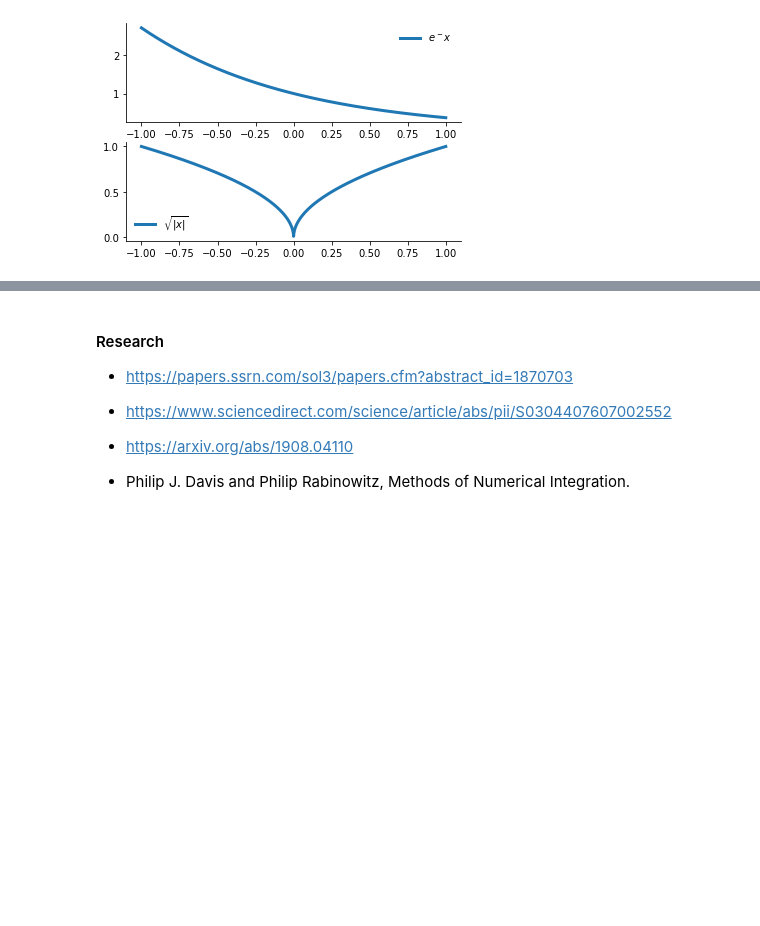
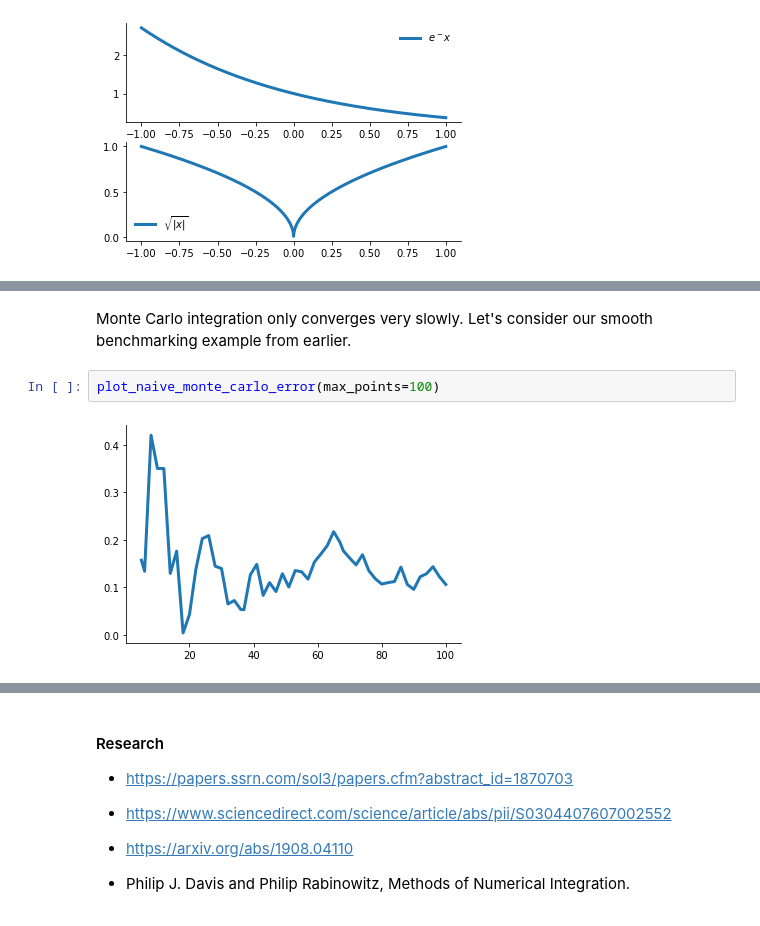
Before and after one commit to OpenSourceEconomics/ose-course-scientific-computing, a Jupyter notebook: lectures/integration/notebook.ipynb, the cells around one changed output, grey strips where cells are left out. Drawn from its saved outputs; the diff is of its cells as text; blank space fills up the shorter version.

```diff
--- a/lectures/integration_differentiation/notebook.ipynb
+++ b/lectures/integration/notebook.ipynb
@@ -233,0 +274,6 @@ plot_benchmarking_exercise()
+# %% [markdown]
+Monte Carlo integration only converges very slowly. Let's consider our smooth benchmarking example from earlier.
+# %%
+plot_naive_monte_carlo_error(max_points=100)
+# %% [output]
+[figure, added]
```
Also changed, not shown: parts of 21 cells of this notebook, 19 other files.
